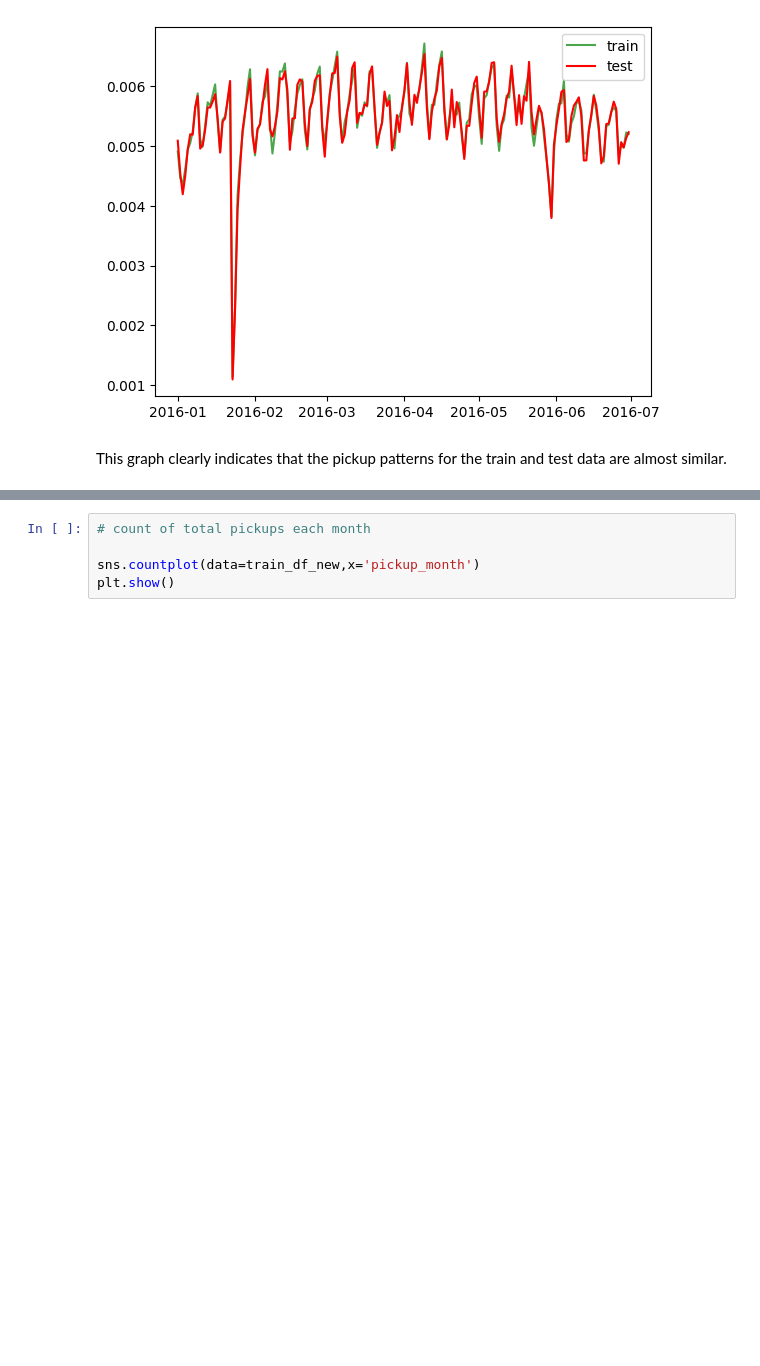
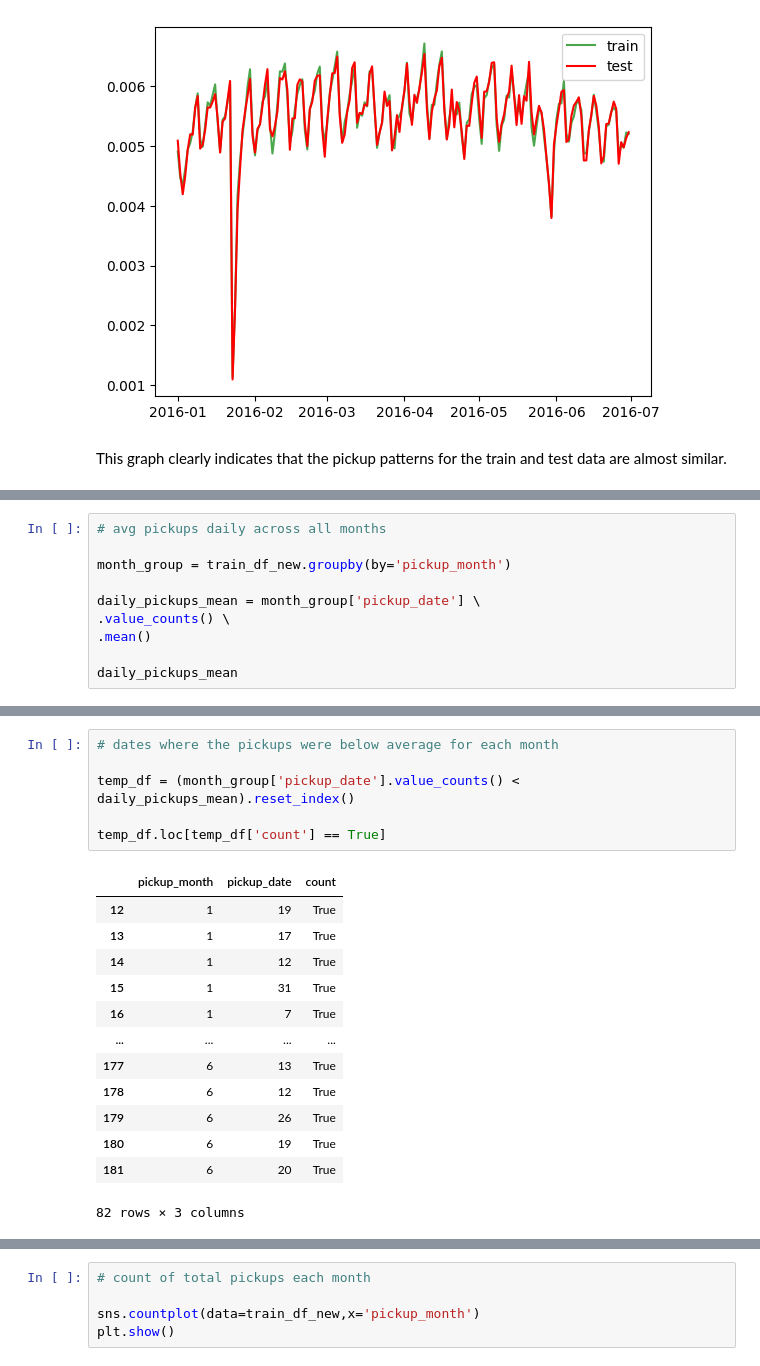
Before and after one commit to Himanshu-1703/kaggle-notebooks, a Jupyter notebook: rushing-through-nyc.ipynb, the cells around one changed output, grey strips where cells are left out. Drawn from its saved outputs; the diff is of its cells as text; blank space fills up the shorter version.

```diff
--- a/rushing-through-nyc.ipynb
+++ b/rushing-through-nyc.ipynb
@@ -573,0 +598,10 @@ This graph clearly indicates that the pickup patterns for the train and test dat
+# %%
+# avg pickups daily across all months
+
+month_group = train_df_new.groupby(by='pickup_month')
+
+daily_pickups_mean = month_group['pickup_date'] \
+.value_counts() \
+.mean()
+
+daily_pickups_mean
@@ -573,0 +638,20 @@ This graph clearly indicates that the pickup patterns for the train and test dat
+# %%
+# dates where the pickups were below average for each month
+
+temp_df = (month_group['pickup_date'].value_counts() < daily_pickups_mean).reset_index()
+
+temp_df.loc[temp_df['count'] == True]
+# %% [output]
+|  | pickup_month | pickup_date | count |
+| 12 | 1 | 19 | True |
+| 13 | 1 | 17 | True |
+| 14 | 1 | 12 | True |
+| 15 | 1 | 31 | True |
+| 16 | 1 | 7 | True |
+| ... | ... | ... | ... |
+| 177 | 6 | 13 | True |
+| 178 | 6 | 12 | True |
+| 179 | 6 | 26 | True |
+| 180 | 6 | 19 | True |
+| 181 | 6 | 20 | True |
+82 rows × 3 columns
```
Also changed, not shown: parts of 20 cells of this notebook.
